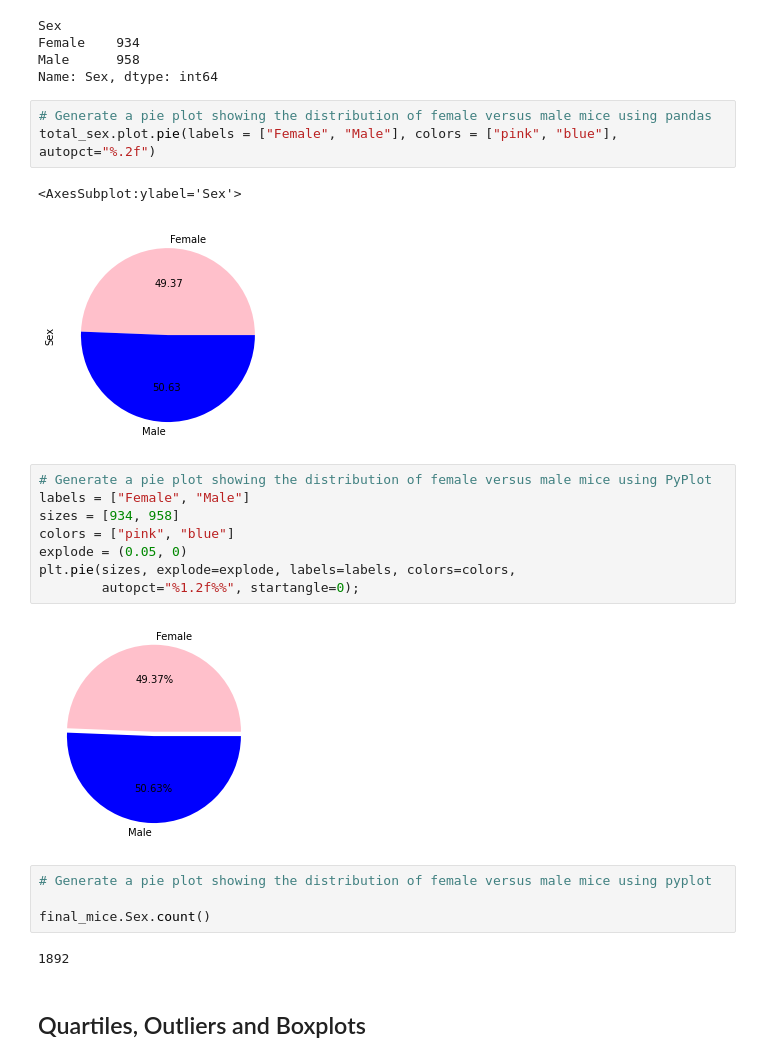
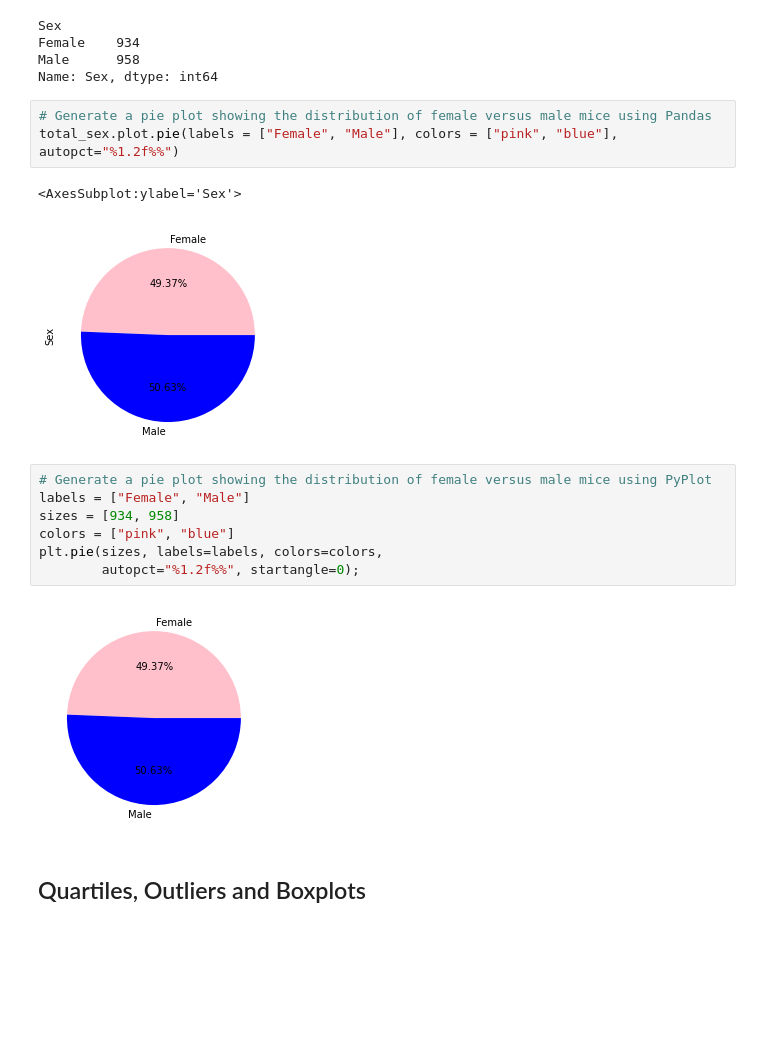
Before and after one commit to terrilvallikalam/Matplotlib-Challenge, a Jupyter notebook: pymaceuticals_starter.ipynb, the cells around one changed output. Drawn from its saved outputs; the diff is of its cells as text; blank space fills up the shorter version.

```diff
--- a/pymaceuticals_starter.ipynb
+++ b/pymaceuticals_starter.ipynb
@@ -315,26 +316,19 @@ Female    934
 Male      958
 Name: Sex, dtype: int64
 # %%
-# Generate a pie plot showing the distribution of female versus male mice using pandas
-total_sex.plot.pie(labels = ["Female", "Male"], colors = ["pink", "blue"], autopct="%.2f")
+# Generate a pie plot showing the distribution of female versus male mice using Pandas
+total_sex.plot.pie(labels = ["Female", "Male"], colors = ["pink", "blue"], autopct="%1.2f%%")
 # %% [output]
 <AxesSubplot:ylabel='Sex'>
-[figure, old version]
+[figure, new version]
 # %%
 # Generate a pie plot showing the distribution of female versus male mice using PyPlot
 labels = ["Female", "Male"]
 sizes = [934, 958]
 colors = ["pink", "blue"]
-explode = (0.05, 0)
-plt.pie(sizes, explode=explode, labels=labels, colors=colors,
+plt.pie(sizes, labels=labels, colors=colors,
         autopct="%1.2f%%", startangle=0);
 # %% [output]
-[figure, old version]
+[figure, new version]
-# %%
-# Generate a pie plot showing the distribution of female versus male mice using pyplot
-
-final_mice.Sex.count()
-# %% [output]
-1892
 # %% [markdown]
 ## Quartiles, Outliers and Boxplots
```
Also changed, not shown: parts of 21 cells of this notebook.
